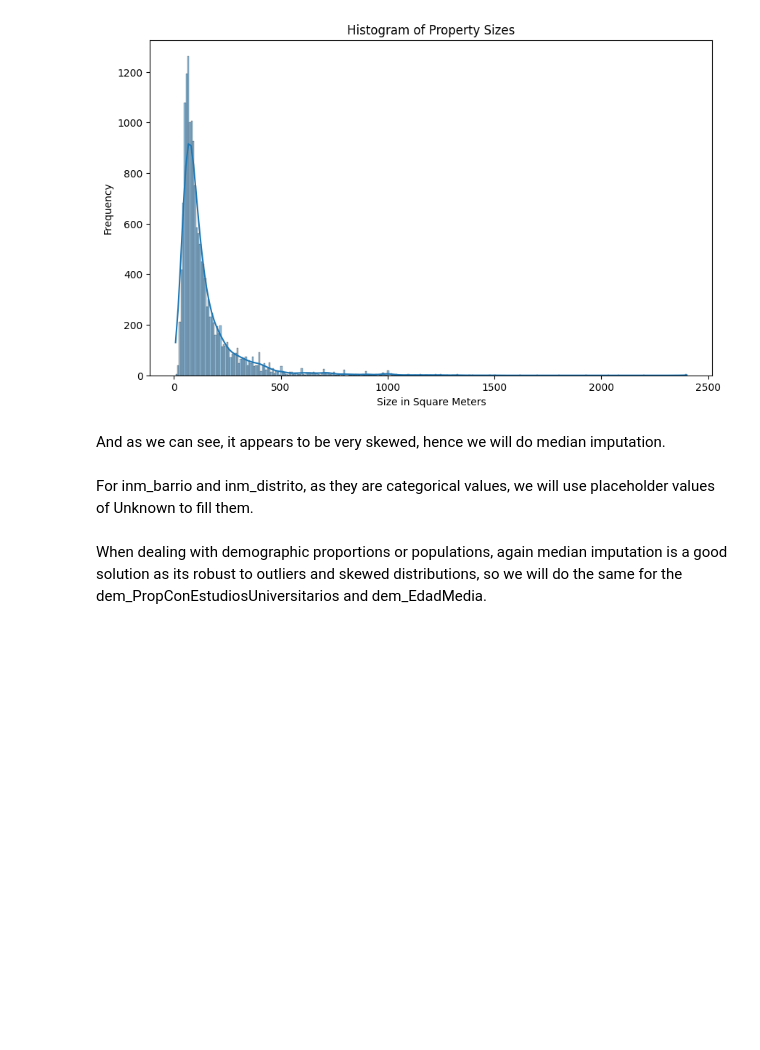
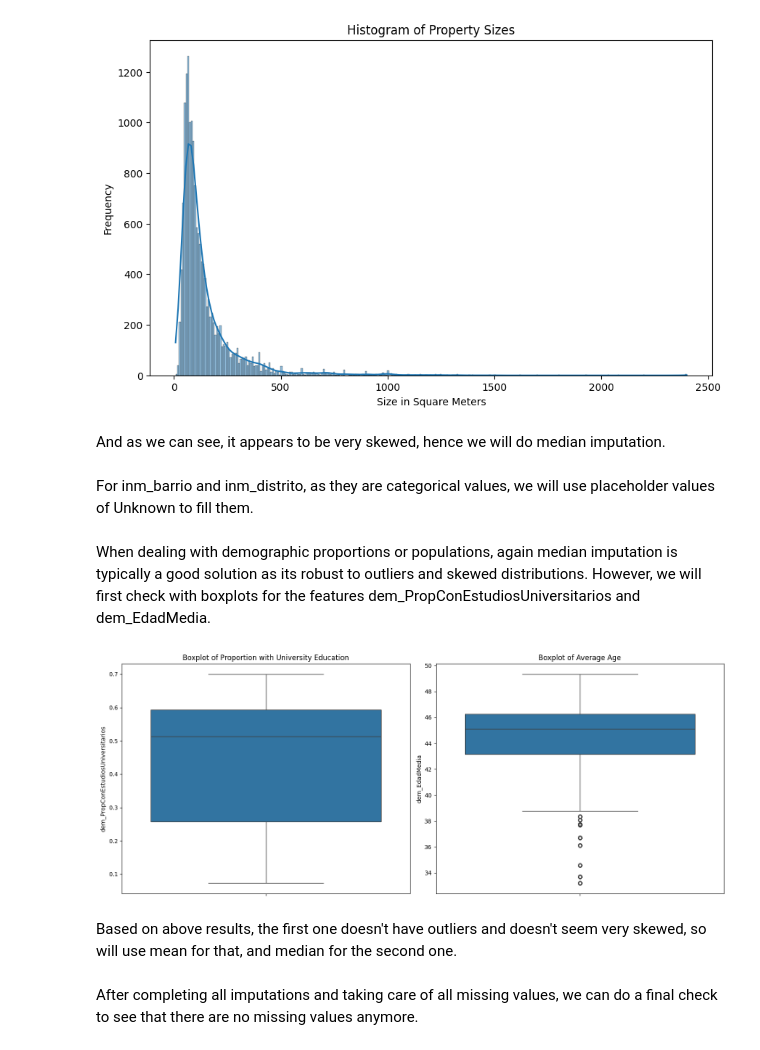
Before and after one commit to adnanbhanji/Madrid-Property-Analysis, a Jupyter notebook: notebooks/eda.ipynb, the cells around one changed output. Saved outputs shown, nothing was run; the diff lists cells and outputs as text; code cells hidden in the pictures; blank space fills up the shorter version.

Commit message:
data checks

```diff
--- a/notebooks/eda.ipynb
+++ b/notebooks/eda.ipynb
@@ -150,11 +150,11 @@ plt.show()
 # %% [markdown]
 And as we can see, it appears to be very skewed, hence we will do median imputation.
 # %%
-# Calculate the median of the 'inm_floor' column
-floor_median = df['inm_floor'].median()
+# Calculate the median of the 'inm_size' column
+size_median = df['inm_size'].median()
 
 # Replace missing values with the median
-df['inm_floor'].fillna(floor_median, inplace=True)
+df['inm_size'].fillna(size_median, inplace=True)
 # %% [markdown]
 For inm_barrio and inm_distrito, as they are categorical values, we will use placeholder values of Unknown to fill them.
 # %%
@@ -162,4 +162,22 @@ For inm_barrio and inm_distrito, as they are categorical values, we will use pla
 df['inm_barrio'].fillna('Unknown', inplace=True)
 df['inm_distrito'].fillna('Unknown', inplace=True)
 # %% [markdown]
-When dealing with demographic proportions or populations, again median imputation is a good solution as its robust to outliers and skewed distributions, so we will do the same for the dem_PropConEstudiosUniversitarios and dem_EdadMedia.
+When dealing with demographic proportions or populations, again median imputation is typically a good solution as its robust to outliers and skewed distributions. However, we will first check with boxplots for the features dem_PropConEstudiosUniversitarios and dem_EdadMedia.
+# %%
+# Plotting boxplots for 'dem_PropConEstudiosUniversitarios' and 'dem_EdadMedia'
+fig, axes = plt.subplots(1, 2, figsize=(15, 6))
+
+# Boxplot for 'dem_PropConEstudiosUniversitarios'
+sns.boxplot(y=df['dem_PropConEstudiosUniversitarios'], ax=axes[0])
+axes[0].set_title('Boxplot of Proportion with University Education')
+
+# Boxplot for 'dem_EdadMedia'
+sns.boxplot(y=df['dem_EdadMedia'], ax=axes[1])
+axes[1].set_title('Boxplot of Average Age')
+
+plt.tight_layout()
+plt.show()
+# %% [output]
+[figure, added]
+# %% [markdown]
+Based on above results, the first one doesn't have outliers and doesn't seem very skewed, so will use mean for that, and median for the second one.
@@ -165,0 +192,2 @@ When dealing with demographic proportions or populations, again median imputatio
+# %% [markdown]
+After completing all imputations and taking care of all missing values, we can do a final check to see that there are no missing values anymore.
```
Also changed, not shown: parts of 12 cells of this notebook.
